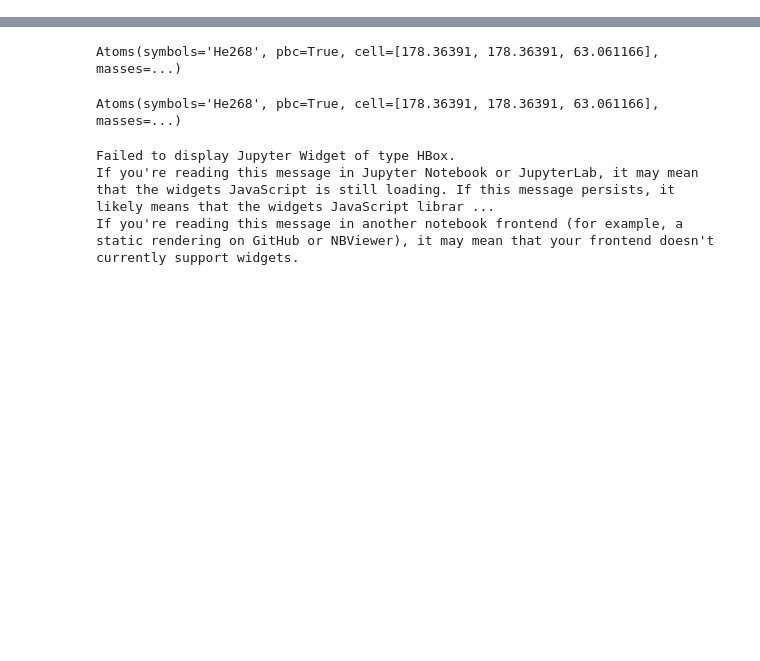
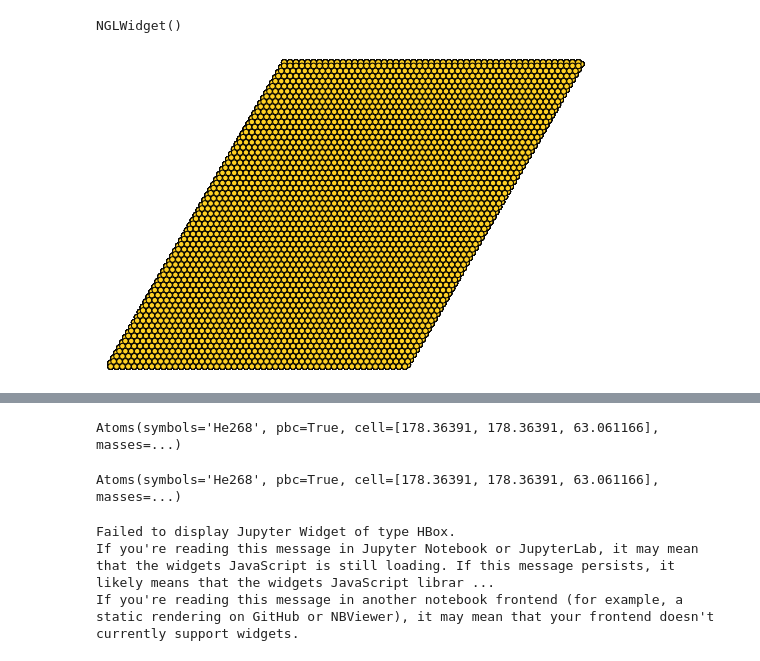
Before and after one commit to jotelha/jlhphd, a Jupyter notebook: ipynb/prep/indenter.ipynb, the cells around one changed output, grey strips where cells are left out. Cells and saved outputs as stored; diff of their text form; code cells hidden in the pictures; blank space fills up the shorter version.

```diff
--- a/ipynb/prep/indenter.ipynb
+++ b/ipynb/prep/indenter.ipynb
@@ -56,0 +95,7 @@ plt.rcParams["figure.figsize"] = (11,7) # the standard figure size
+# %%
+staticView = nv.show_ase(substrate)
+staticView.remove_ball_and_stick()
+staticView.add_spacefill()
+staticView
+# %% [output]
+NGLWidget()
@@ -56,0 +108,4 @@ plt.rcParams["figure.figsize"] = (11,7) # the standard figure size
+# %%
+Image("substrate_ref.png")
+# %% [output]
+[figure, added]
```
Also changed, not shown: parts of 31 cells of this notebook, 28 other files.
